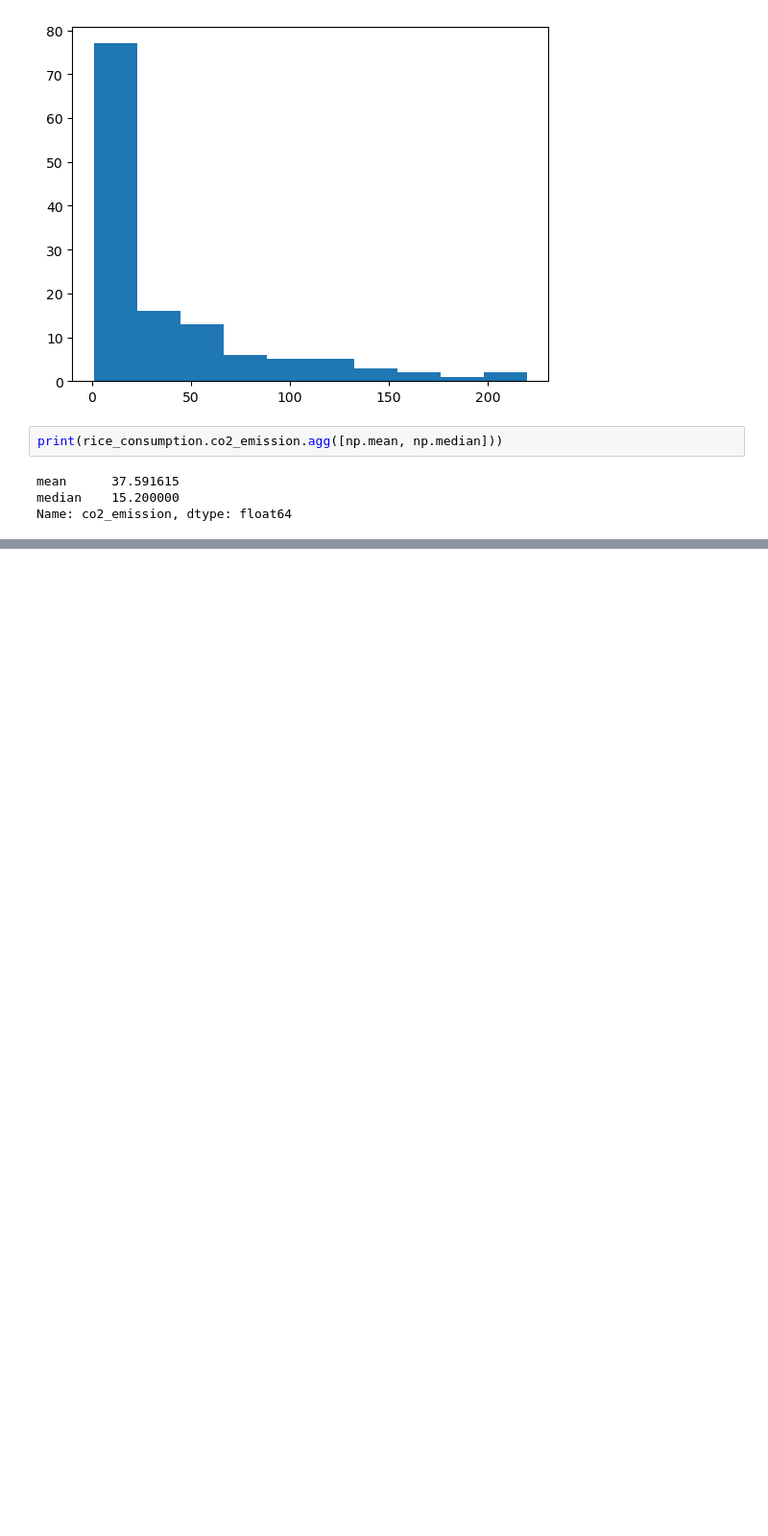
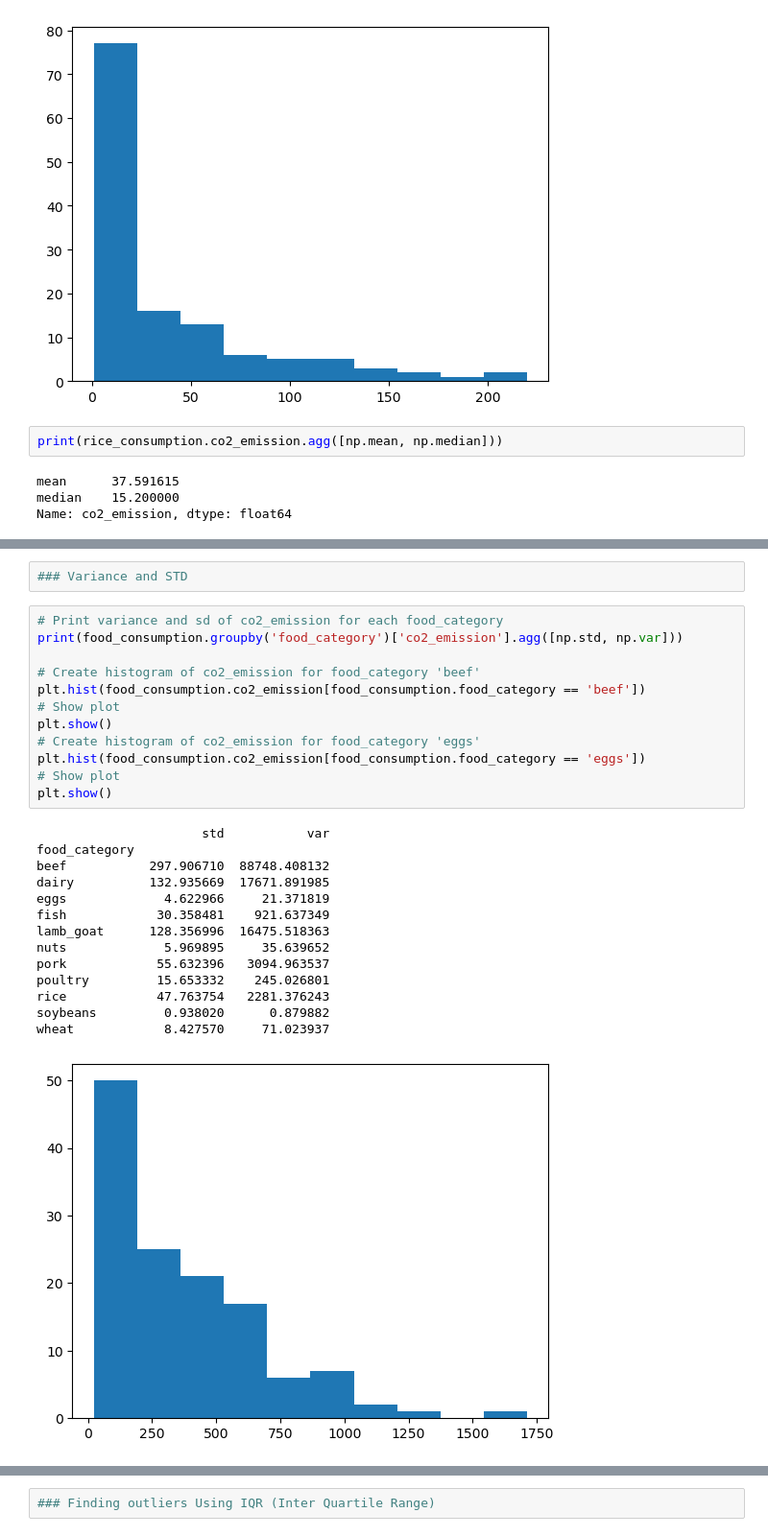
Before and after one commit to Kevin-Kwasnik/master-datasc, a Jupyter notebook: datacamp-materials/python-statistics/statistics.ipynb, the cells around one changed output, grey strips where cells are left out. Shown: that part at 96% size. Drawn from its saved outputs; the diff is of its cells as text; blank space fills up the shorter version.

Commit message:
std, var, interquartile range, outlier detection

```diff
--- a/datacamp-materials/python-statistics/statistics.ipynb
+++ b/datacamp-materials/python-statistics/statistics.ipynb
@@ -73,0 +96,29 @@ Name: co2_emission, dtype: float64
+# %%
+### Variance and STD
+# %%
+# Print variance and sd of co2_emission for each food_category
+print(food_consumption.groupby('food_category')['co2_emission'].agg([np.std, np.var]))
+
+# Create histogram of co2_emission for food_category 'beef'
+plt.hist(food_consumption.co2_emission[food_consumption.food_category == 'beef'])
+# Show plot
+plt.show()
+# Create histogram of co2_emission for food_category 'eggs'
+plt.hist(food_consumption.co2_emission[food_consumption.food_category == 'eggs'])
+# Show plot
+plt.show()
+# %% [output]
+                      std           var
+food_category
+beef           297.906710  88748.408132
+dairy          132.935669  17671.891985
+eggs             4.622966     21.371819
+fish            30.358481    921.637349
+lamb_goat      128.356996  16475.518363
+nuts             5.969895     35.639652
+pork            55.632396   3094.963537
+poultry         15.653332    245.026801
+rice            47.763754   2281.376243
+soybeans         0.938020      0.879882
+wheat            8.427570     71.023937
+[figure, added]
@@ -73,0 +126,2 @@ Name: co2_emission, dtype: float64
+# %%
+### Finding outliers Using IQR (Inter Quartile Range)
```
Also changed, not shown: parts of 9 cells of this notebook.
